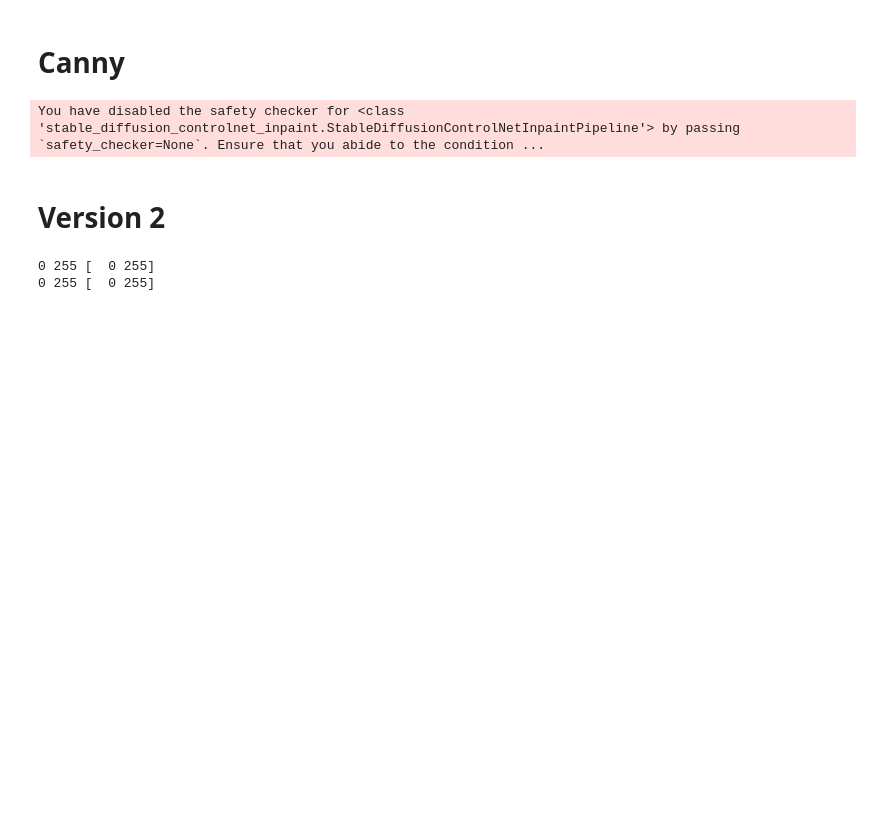
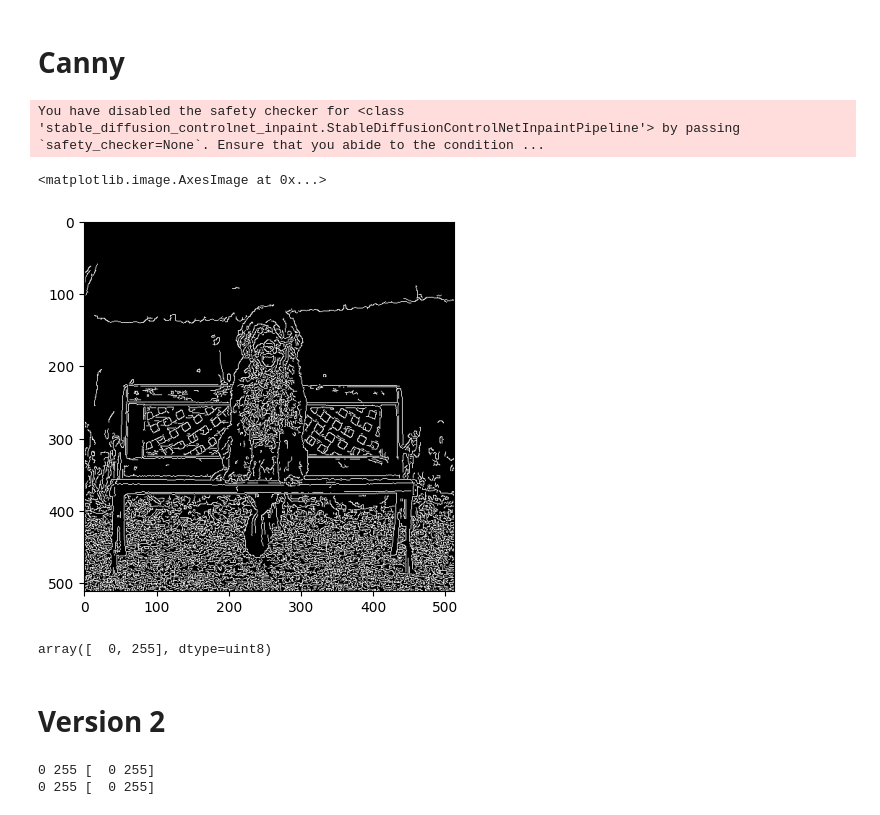
Before and after one commit to zkcr0001/diffusers, a Jupyter notebook: examples/community/Controlnet_inpaint.ipynb, the cells around one changed output. Drawn from its saved outputs; the diff is of its cells as text; code cells hidden in the pictures; blank space fills up the shorter version.

```diff
--- a/examples/community/Controlnet_inpaint.ipynb
+++ b/examples/community/Controlnet_inpaint.ipynb
@@ -50,6 +50,15 @@ image_out = pipe(
 ).images[0]
 # %% [output]
 You have disabled the safety checker for <class 'stable_diffusion_controlnet_inpaint.StableDiffusionControlNetInpaintPipeline'> by passing `safety_checker=None`. Ensure that you abide to the condition ...
+# %%
+plt.imshow(canny_image)
+# %% [output]
+<matplotlib.image.AxesImage at 0x...>
+[figure, added]
+# %%
+np.unique(np.array(canny_image))
+# %% [output]
+array([  0, 255], dtype=uint8)
 # %% [markdown]
 # Version 2
 # %%
```
Also changed, not shown: 1 other file.
